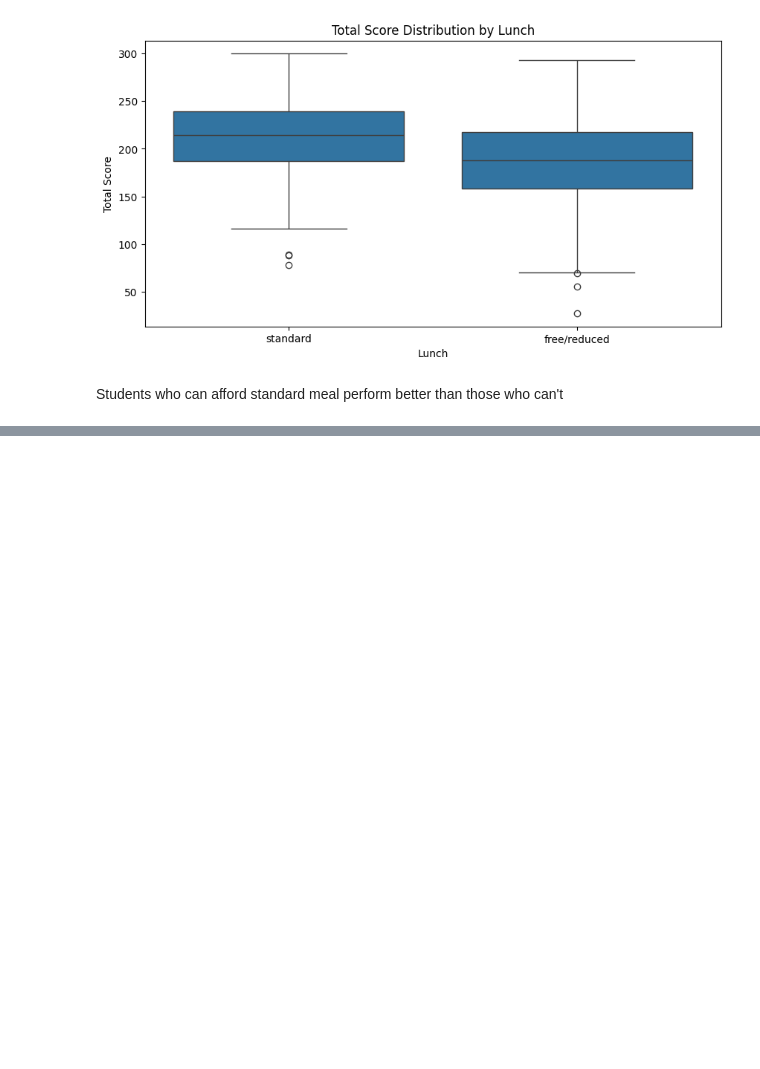
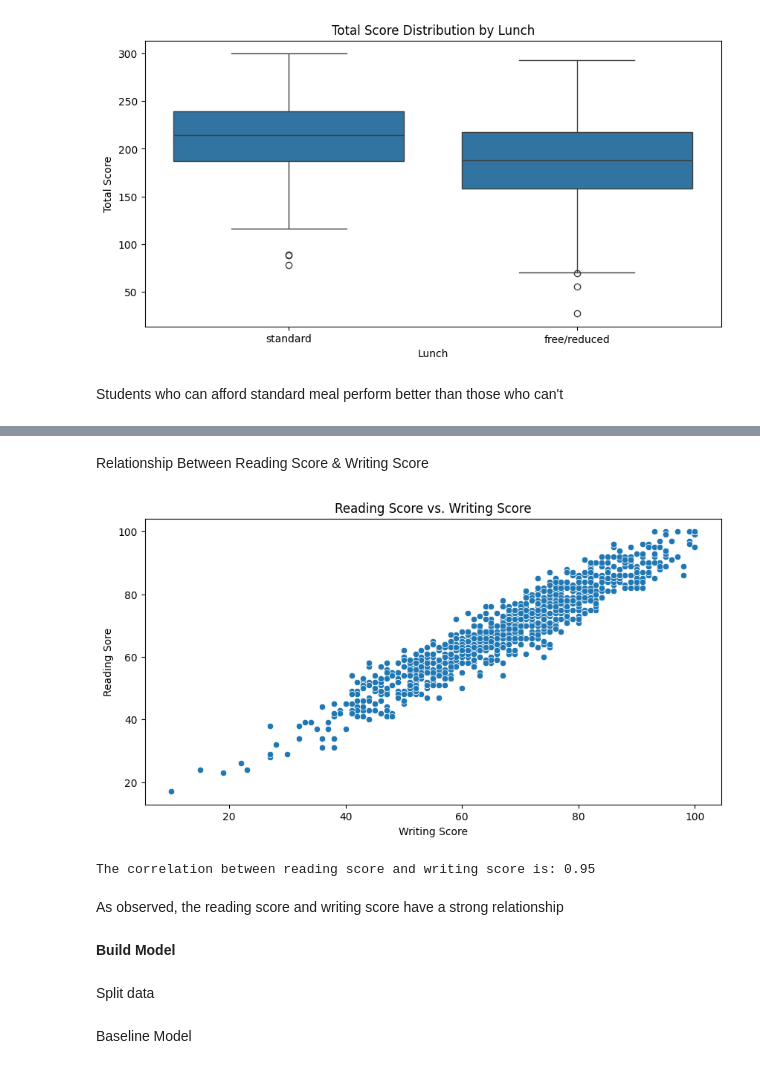
Before and after one commit to Bolajiiii/Student-Performance-Analysis, a Jupyter notebook: Student_Performance.ipynb, the cells around one changed output, grey strips where cells are left out. Saved outputs shown, nothing was run; the diff lists cells and outputs as text; code cells hidden in the pictures; blank space fills up the shorter version.

Commit message:
visualize relationship between reading and writing score

```diff
--- a/Student_Performance.ipynb
+++ b/Student_Performance.ipynb
@@ -207,0 +218,24 @@ Students who can afford standard meal perform better than those who can't
+# %% [markdown]
+Relationship Between Reading Score & Writing Score
+# %%
+plt.figure(figsize=(10, 5))
+sns.scatterplot(data=df, x='writing score', y='reading score')
+plt.xlabel('Writing Score')
+plt.ylabel('Reading Sore')
+plt.title('Reading Score vs. Writing Score')
+plt.show()
+# %% [output]
+[figure, added]
+# %%
+corr = round(df['reading score'].corr(df['writing score']), 2)
+print(f'The correlation between reading score and writing score is: {corr}')
+# %% [output]
+The correlation between reading score and writing score is: 0.95
+# %% [markdown]
+As observed, the reading score and writing score have a strong relationship
+# %% [markdown]
+**Build Model**
+# %% [markdown]
+Split data
+# %% [markdown]
+Baseline Model
```
Also changed, not shown: parts of 3 cells of this notebook.
